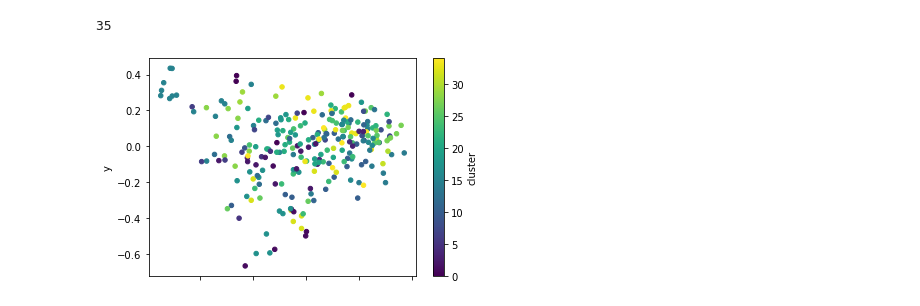
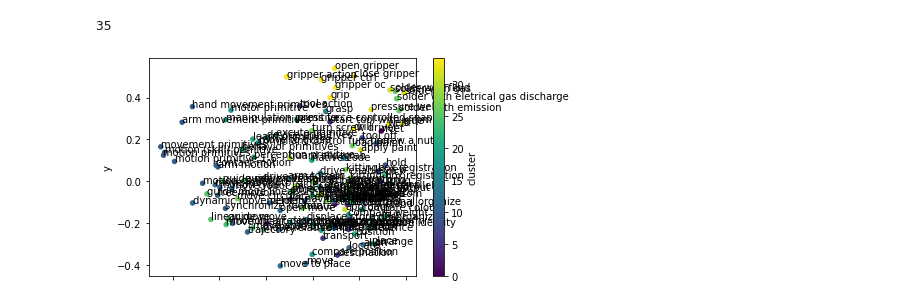
Before and after one commit to teiband/industrial-skill-review, a Jupyter notebook: src/FaissSearch/faissSearch.ipynb, the cells around one changed output. Drawn from its saved outputs; the diff is of its cells as text; code cells hidden in the pictures.

```diff
--- a/src/FaissSearch/faissSearch.ipynb
+++ b/src/FaissSearch/faissSearch.ipynb
@@ -22,7 +22,7 @@ import matplotlib.pyplot as plt
 ### Import
 Import the file exported from the excel file
 # %%
-defFile = "skillDef.json"
+defFile = "primitiveDef.json"
 
 with open('D:/1. Papers/4. MyPapers/6_(20210609) Skill taxonomy/skill-taxonomy-extraction/data/in/' + str(defFile)) as json_file:
     defWord = json.load(json_file)
@@ -101,16 +115,25 @@ D, I = kmeans.index.search(dataset, 1)
 Ilist = I[:,0].tolist()
 Dlist = D[:,0].tolist()
 #print(Ilist)
-d = {'skill':defSing, 'cluster':Ilist, 'distance':Dlist, 'x': xf, 'y': yf}
+d = {'primitive':defSing, 'cluster':Ilist, 'distance':Dlist, 'x': xf, 'y': yf}
 #print(d)
 
 cluster = pd.DataFrame(d)
 #print(cluster.head())
-# %%
-# Create scatter upon cluster type
-ax1 = cluster.plot.scatter(x='x', y='y', c='cluster', colormap='viridis')
-# %% [output]
-[figure, removed]
+# %%
+# Create scatter upon cluster type
+ax1 = cluster.plot.scatter(x='x', y='y', c='cluster', colormap='viridis')
+
+for idx, row in cluster.iterrows():
+    plt.text(row['x'], row['y'], row['primitive'])
+
+# Try the tree approach branches
+# https://scikit-learn.org/stable/auto_examples/cluster/plot_agglomerative_dendrogram.html#sphx-glr-auto-examples-cluster-plot-agglomerative-dendrogram-py
+
+# We can apply the links directly on the figure:
+#https://stackoverflow.com/questions/40871268/how-to-add-hyperlink-to-pdf-using-matplotlib
+# %% [output]
+[figure, added]
 # %%
 byCluster = cluster.groupby('cluster')
 
```
Also changed, not shown: parts of 2 cells of this notebook, 1 other file.
